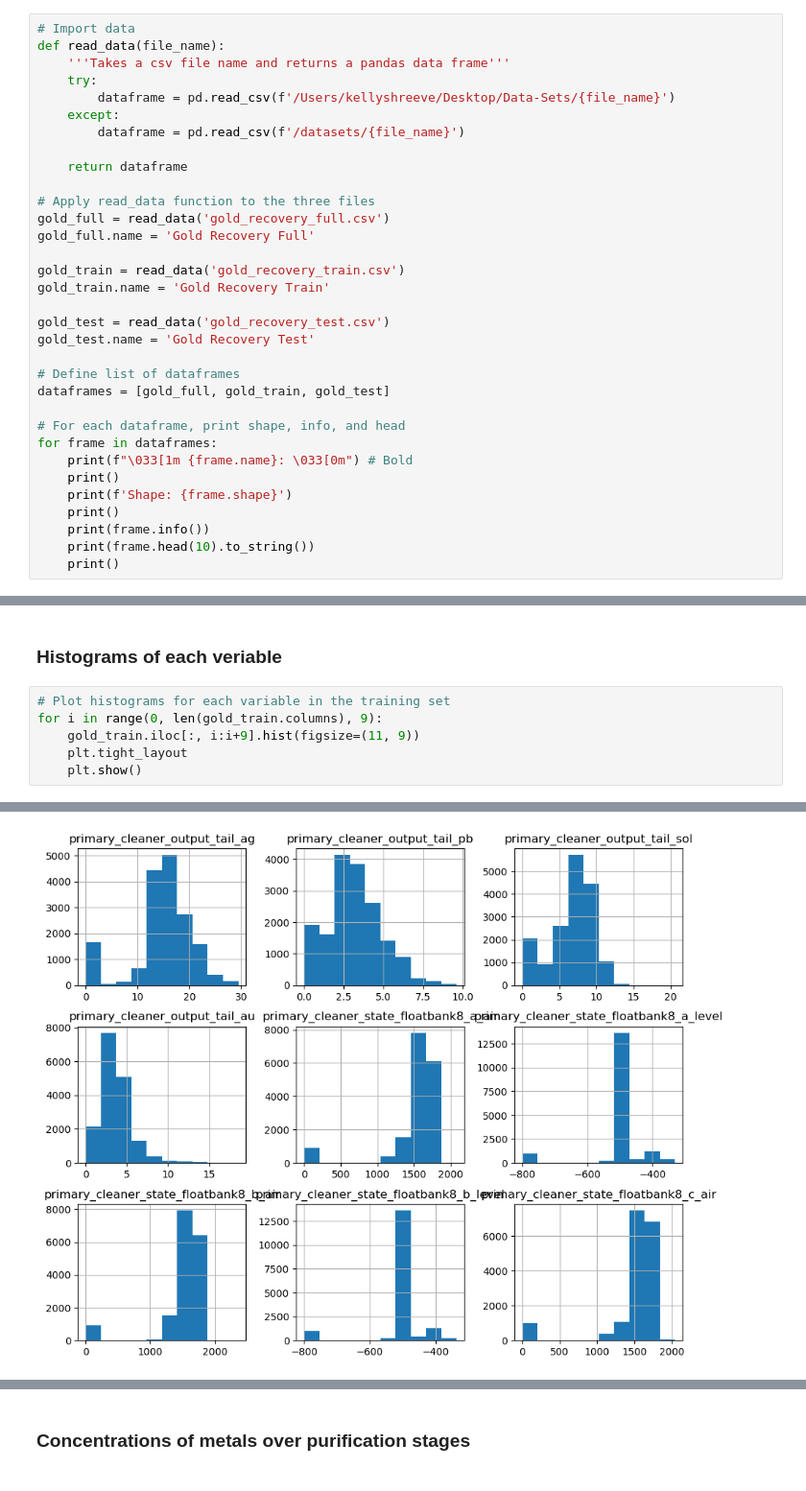
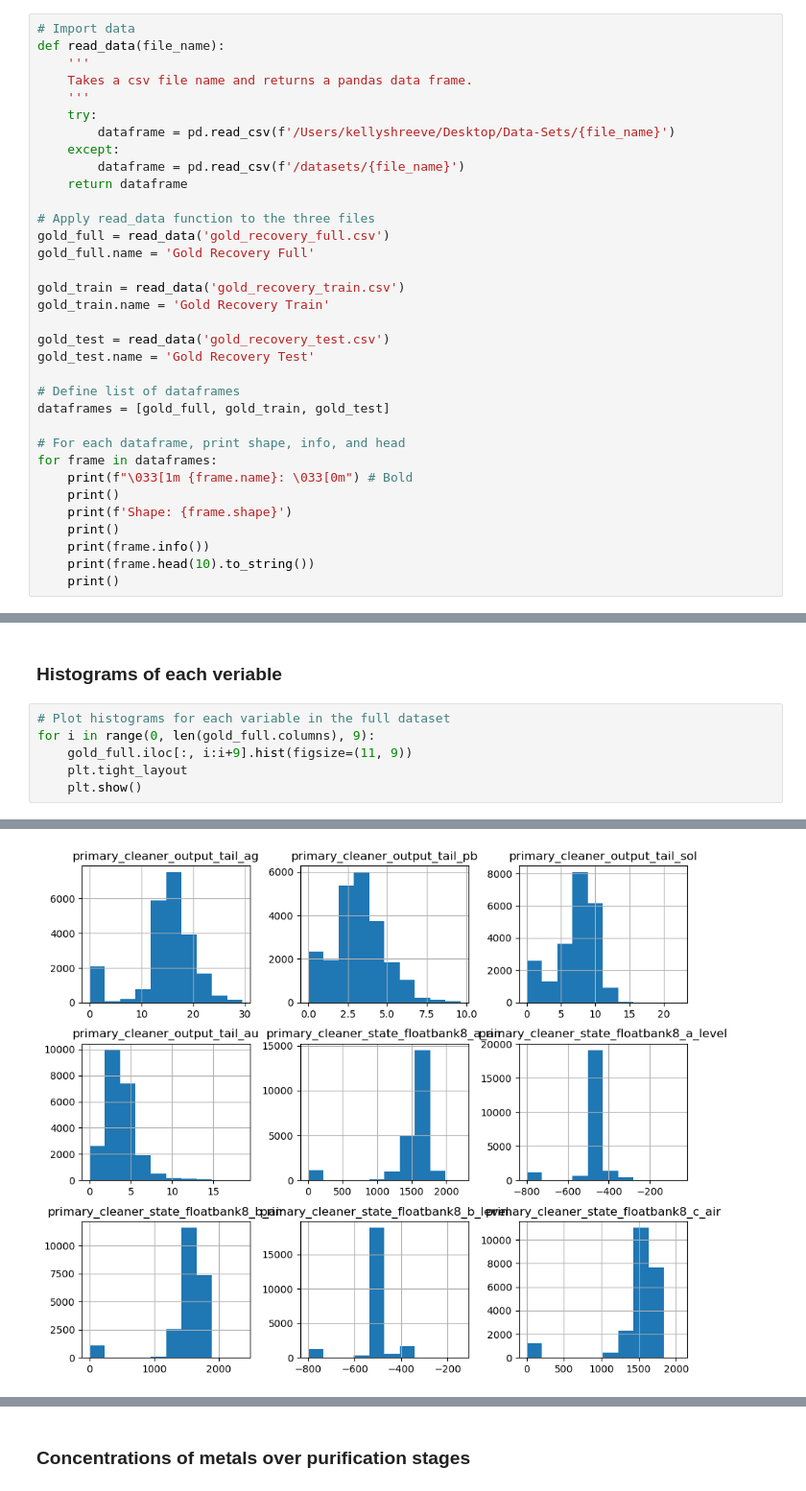
Before and after one commit to kellyshreeve/gold-recovery, a Jupyter notebook: gold-recovery-analysis.ipynb, the cells around one changed output, grey strips where cells are left out. Shown at 96% size. Cells and saved outputs as stored; diff of their text form.

```diff
--- a/gold-recovery-analysis.ipynb
+++ b/gold-recovery-analysis.ipynb
@@ -16,12 +16,13 @@ from sklearn.model_selection import GridSearchCV
 # %%
 # Import data
 def read_data(file_name):
-    '''Takes a csv file name and returns a pandas data frame'''
+    '''
+    Takes a csv file name and returns a pandas data frame.
+    '''
     try:
         dataframe = pd.read_csv(f'/Users/kellyshreeve/Desktop/Data-Sets/{file_name}')
     except:
         dataframe = pd.read_csv(f'/datasets/{file_name}')
-
     return dataframe
 
 # Apply read_data function to the three files
@@ -277,9 +279,9 @@ The means of the variables in the full, training, and test sets are similar, sho
 # %% [markdown]
 ### Histograms of each veriable
 # %%
-# Plot histograms for each variable in the training set
-for i in range(0, len(gold_train.columns), 9):
-    gold_train.iloc[:, i:i+9].hist(figsize=(11, 9))
+# Plot histograms for each variable in the full dataset
+for i in range(0, len(gold_full.columns), 9):
+    gold_full.iloc[:, i:i+9].hist(figsize=(11, 9))
     plt.tight_layout
     plt.show()
 # %% [output]
@@ -288 +290 @@ for i in range(0, len(gold_train.columns), 9):
-[figure, old version]
+[figure, new version]
```
Also changed, not shown: parts of 22 cells of this notebook.
